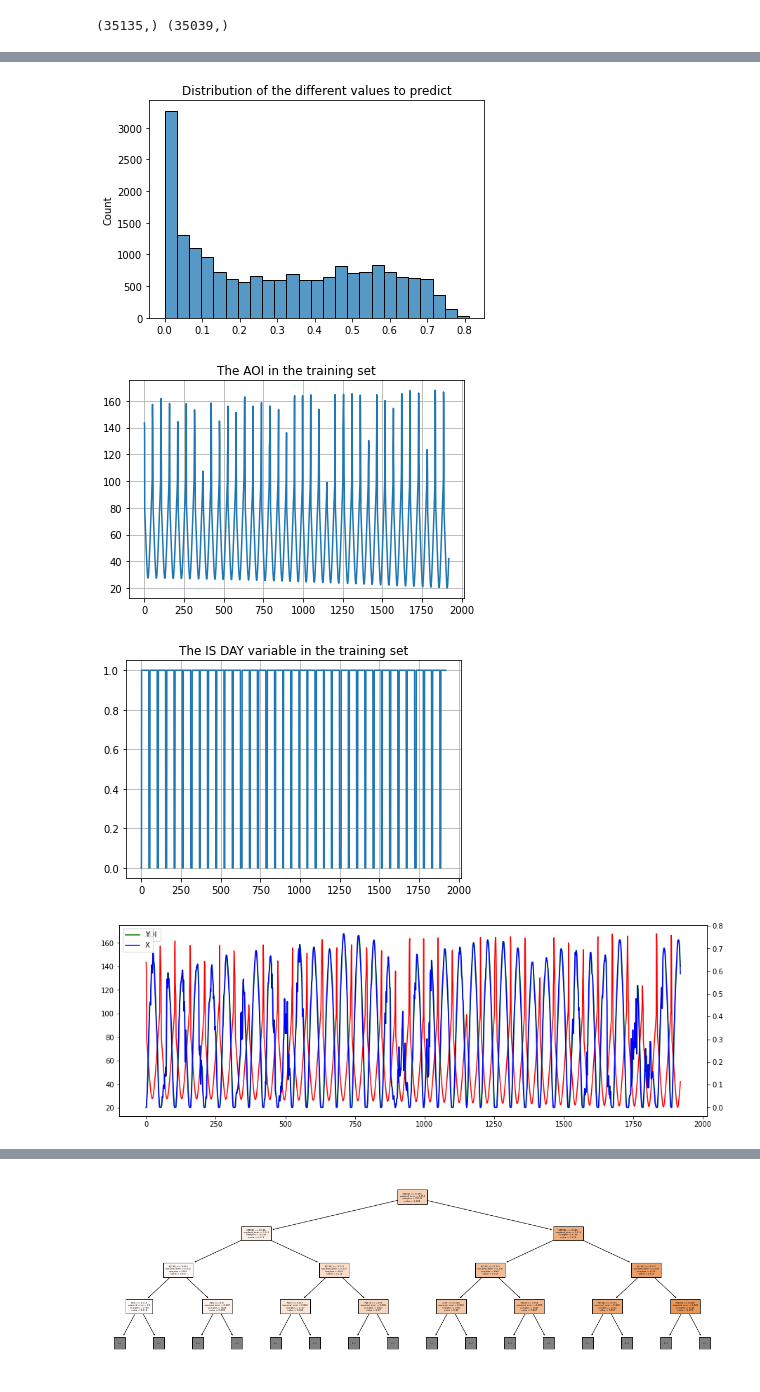
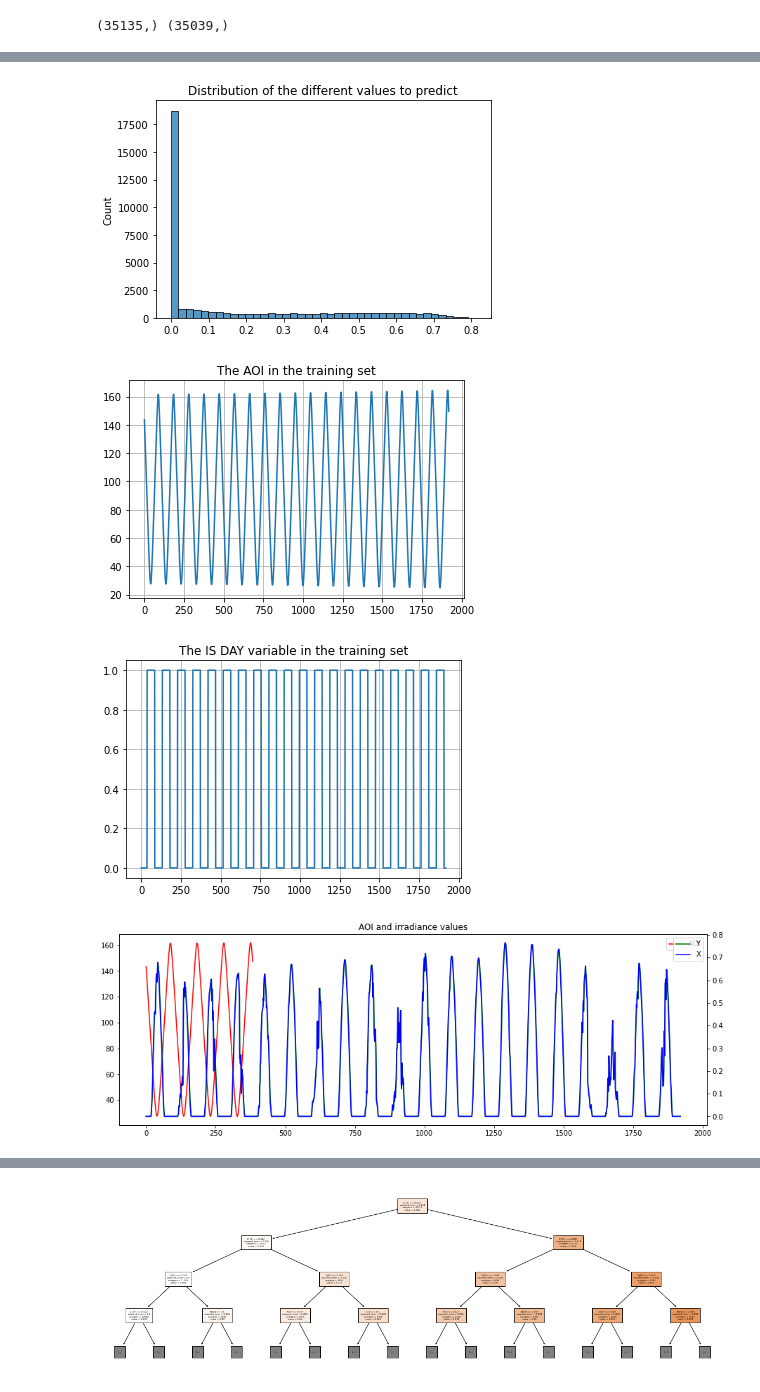
Before and after one commit to marcoboucas/irradiance, a Jupyter notebook: notebooks/train_special.ipynb, the cells around one changed output, grey strips where cells are left out. Saved outputs shown, nothing was run; the diff lists cells and outputs as text; code cells hidden in the pictures.

Commit message:
Add notebook and images about the hybrid approach

```diff
--- a/notebooks/train_special.ipynb
+++ b/notebooks/train_special.ipynb
@@ -41,3 +30,35 @@ REMOVE_0 = True
+# %%
+# The period of a day (DO NOT CHANGE)
+PERIOD = 96
+
+# The location for which we want to generate the data (in pixels)
+LOC_X = 200
+LOC_Y = 200
+
+# We train the model for one year, and it use another year for testing purpose (maybe not all the year)
+YEAR_TRAIN = 2020
+YEAR_TEST = 2019
+
+# Size of the training set (-1 <=> all), to speed the process if needed
+DATASET_SIZE = -1
+
+# The number of points to generate at the end (20 days here)
+NUMBER_TO_GENERATE = PERIOD * 20
+
+# The number of lag points the models will have to predict the next
+SHIFT_SIZE = 20
+
+
+# EXPERT DATA
+## Add info if the next point will with the sun or not (if it is day or not)
+ADD_IS_DAY = True
+## Add the angle of incidence to help the model predict
+ADD_AOI = True
+
+# To avoid that some models just predict 0 all the time
+# We remove some instances of the dataset for which the
+# prediction should be 0 (during the night)
+REMOVE_0 = False
 # %%
 assert DATASET_SIZE > NUMBER_TO_GENERATE + SHIFT_SIZE or DATASET_SIZE==-1
 
@@ -109,7 +134,7 @@ plt.figure()
 plt.title('Distribution of the different values to predict')
 sns.histplot(y_train);
 # %% [output]
-[figure, old version]
+[figure, new version]
 # %%
 if train_aoi is not None:
     plt.figure()
@@ -118,7 +143,7 @@ if train_aoi is not None:
     plt.grid()
     plt.show()
 # %% [output]
-[figure, old version]
+[figure, new version]
 # %%
 if train_is_day is not None:
     plt.figure()
@@ -127,20 +152,21 @@ if train_is_day is not None:
     plt.grid()
     plt.show()
 # %% [output]
-[figure, old version]
+[figure, new version]
 # %%
 if ADD_AOI:
     fig, ax1 = plt.subplots(figsize=(15,5))
 
-    ax1.plot(train_aoi[:NUMBER_TO_GENERATE], label="AOI", color="red")
+    ax1.plot(train_aoi[:PERIOD*4], label="AOI", color="red")
     plt.legend()
     ax2 = ax1.twinx()
     ax2.plot(y_train[:NUMBER_TO_GENERATE], label="Y", color="green")
     ax2.plot(X_train[:NUMBER_TO_GENERATE,-1], label="X", color="blue")
     plt.legend()
+    plt.title("AOI and irradiance values")
     plt.show()
 # %% [output]
-[figure, old version]
+[figure, new version]
 # %%
 step = 10
 for i, (x, y) in enumerate(zip(X_train, y_train)):
```
Also changed, not shown: parts of 57 cells of this notebook, 8 other files.
